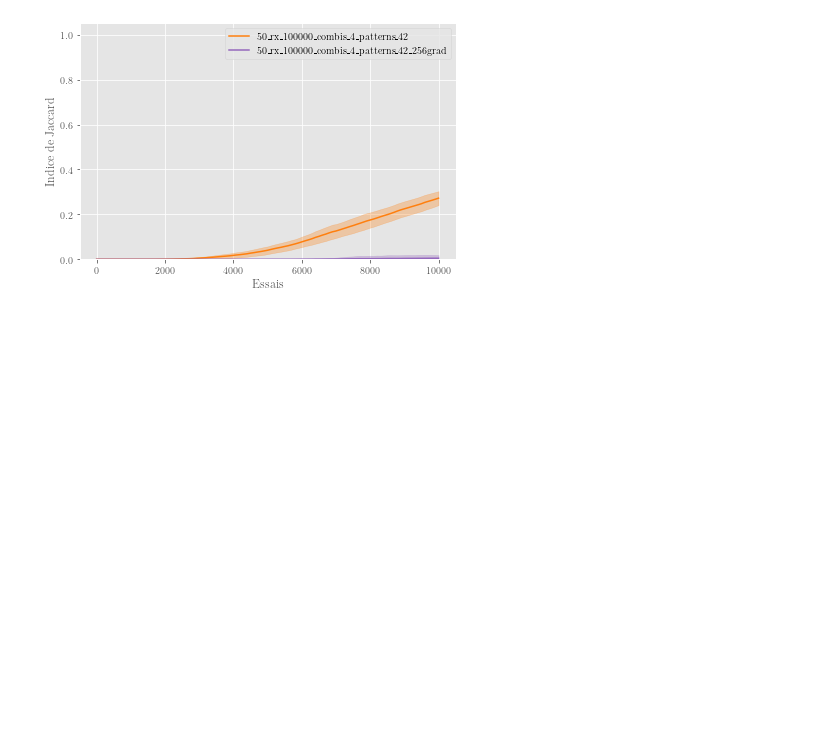
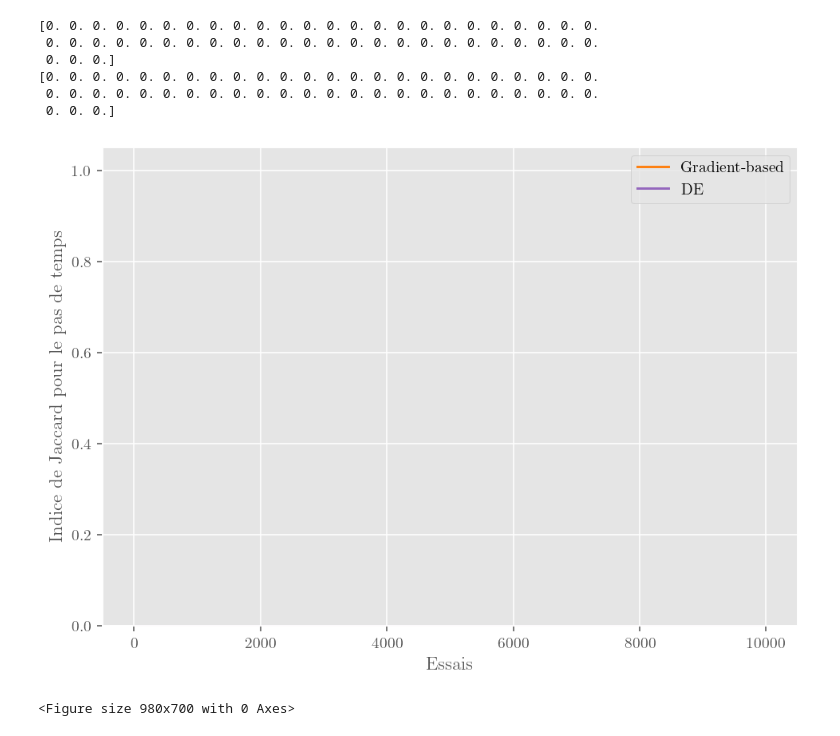
Before and after one commit to Quoding/optimneuralbandits, a Jupyter notebook: testing/viz/vizualize_perf_metrics.ipynb, the cells around one changed output. Drawn from its saved outputs; the diff is of its cells as text; code cells hidden in the pictures; blank space fills up the shorter version.

```diff
--- a/testing/viz/vizualize_perf_metrics.ipynb
+++ b/testing/viz/vizualize_perf_metrics.ipynb
@@ -34,14 +22,12 @@ ValueError: __init__() requires a code object with 0 free vars, not 1
 # %%
 experiments = [
-    "50_rx_100000_combis_4_patterns_42",
-    "50_rx_100000_combis_4_patterns_42_256grad",
-
-
+    "50_rx_100000_combis_4_patterns_3_bs512_warmup10000_nmembers512_valnoval_ldsTrue_trainevery10_patience25_usedecay_lrplateau_nonoise",
+    "DE_50_rx_100000_combis_4_patterns_3_bs512_warmup10000_nmembers32_valnoval_ldsTrue_trainevery10_patience25_usedecay_lrplateau_nonoise",
 ]
 n_trials = 10000
 n_runs = 25
 metrics_dict = {}
-metrics = ["jaccards", "ratio_apps", "ratio_found_pats", "losses", "dataset_losses"]
+metrics = ["jaccards", "jaccards_alls","ratio_apps_alls" , "ratio_apps", "ratio_found_pats", "ratio_found_pats_alls", "losses", "dataset_losses", "n_inter_alls", "all_flagged_risks"]
 
 for exp in experiments:
     metrics_dict[exp] = {}
@@ -52,31 +38,46 @@ for exp in experiments:
             metrics_dict[exp][metric].append(torch.load(path))
 # %%
 colors = ["tab:orange", "tab:purple", "tab:green", "tab:red", "tab:cyan", "tab:brown"]
-labels = experiments
-interval = 100
+labels = ["Gradient-based", "DE"]
+interval = 200
 upper_lim = 20100
+labels_fn = "_vs_".join(labels)
 # %%
 metric = "jaccards"
 
 for i, exp in enumerate(metrics_dict.keys()):
     means = np.nanmean(metrics_dict[exp][metric], axis=0)[: (upper_lim // interval)]
     stds = np.nanstd(metrics_dict[exp][metric], axis=0)[: (upper_lim // interval)]
     x = np.arange(len(means)) * interval
 
     plt.plot(x, means, color=colors[i], label=labels[i])
     plt.fill_between(
         x,
         np.clip(means - stds, 0, 1),
         np.clip(means + stds, 0, 1),
         color=colors[i],
         alpha=0.3,
     )
-    plt.xlabel("Essais")
-    plt.ylabel("Indice de Jaccard")
+
+
+plt.xlabel("Essais")
+plt.ylabel("Indice de Jaccard pour le pas de temps")
 plt.legend()
+
 plt.ylim(0, 1.05)
+
 plt.tight_layout()
+
 plt.show()
-# plt.savefig(f'../images/exp_poly/perf/')
+
+
+plt.savefig(f'images/polypharmacy/perf/{metric}_{labels_fn}')
 # %% [output]
+[0. 0. 0. 0. 0. 0. 0. 0. 0. 0. 0. 0. 0. 0. 0. 0. 0. 0. 0. 0. 0. 0. 0. 0.
+ 0. 0. 0. 0. 0. 0. 0. 0. 0. 0. 0. 0. 0. 0. 0. 0. 0. 0. 0. 0. 0. 0. 0. 0.
+ 0. 0. 0.]
+[0. 0. 0. 0. 0. 0. 0. 0. 0. 0. 0. 0. 0. 0. 0. 0. 0. 0. 0. 0. 0. 0. 0. 0.
+ 0. 0. 0. 0. 0. 0. 0. 0. 0. 0. 0. 0. 0. 0. 0. 0. 0. 0. 0. 0. 0. 0. 0. 0.
+ 0. 0. 0.]
-[figure, old version]
+[figure, new version]
+<Figure size 980x700 with 0 Axes>
```
Also changed, not shown: parts of 13 cells of this notebook, 4 other files.
